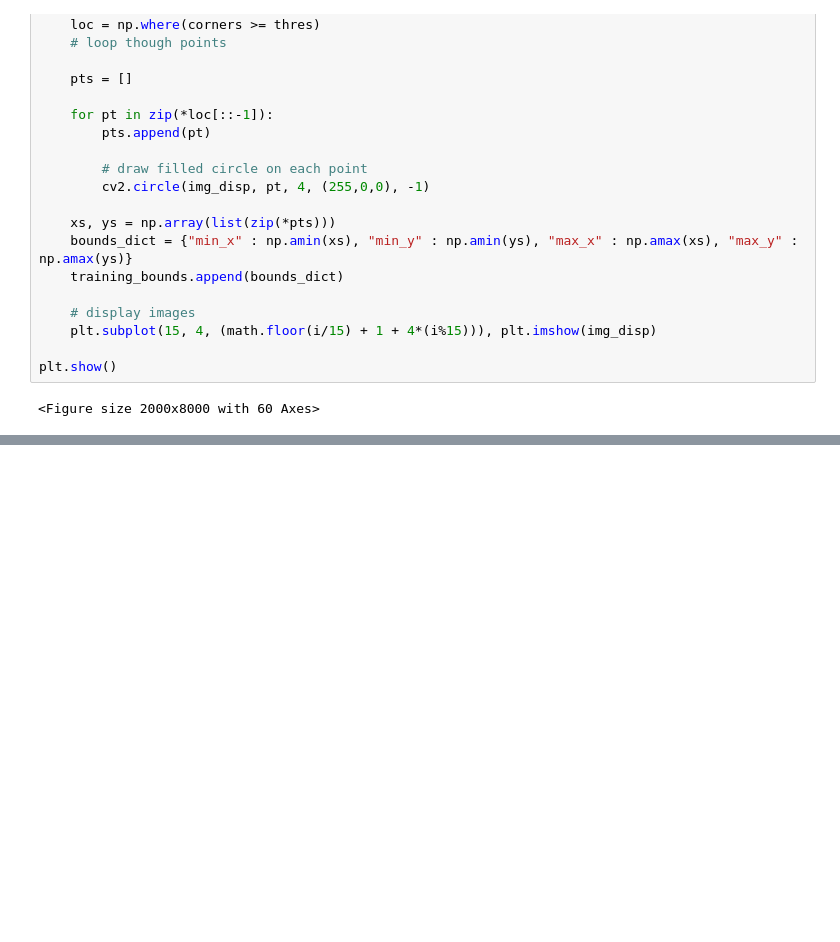
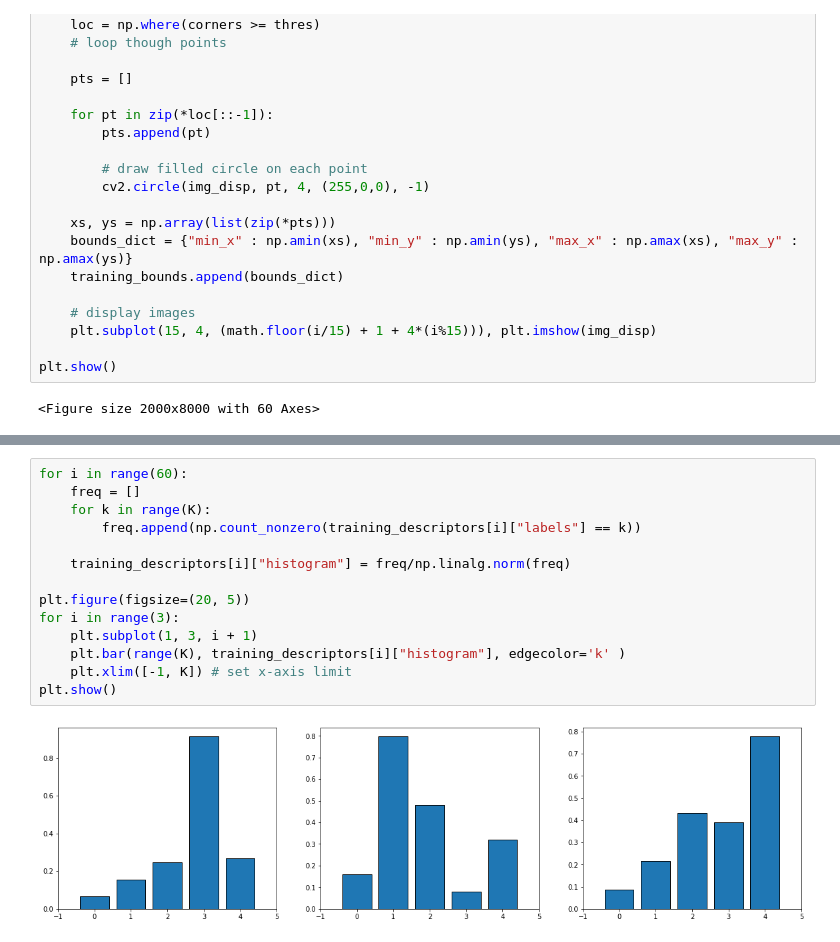
Before and after one commit to adhamelkhouly/face_recognition, a Jupyter notebook: python_notebook.ipynb, the cells around one changed output, grey strips where cells are left out. Saved outputs shown, nothing was run; the diff lists cells and outputs as text; blank space fills up the shorter version.

```diff
--- a/python_notebook.ipynb
+++ b/python_notebook.ipynb
@@ -142,0 +143,16 @@ plt.show()
+# %%
+for i in range(60):
+    freq = []
+    for k in range(K):
+        freq.append(np.count_nonzero(training_descriptors[i]["labels"] == k))
+
+    training_descriptors[i]["histogram"] = freq/np.linalg.norm(freq)
+
+plt.figure(figsize=(20, 5))
+for i in range(3):
+    plt.subplot(1, 3, i + 1)
+    plt.bar(range(K), training_descriptors[i]["histogram"], edgecolor='k' )
+    plt.xlim([-1, K]) # set x-axis limit
+plt.show()
+# %% [output]
+[figure, added]
```
Also changed, not shown: parts of 1 cell of this notebook.
